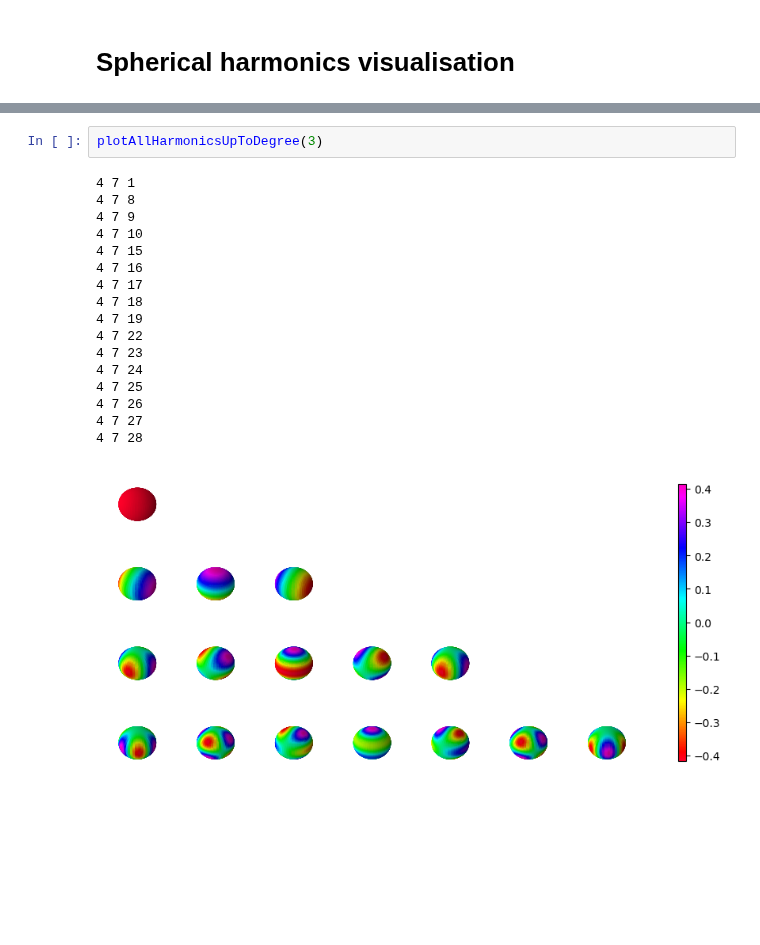
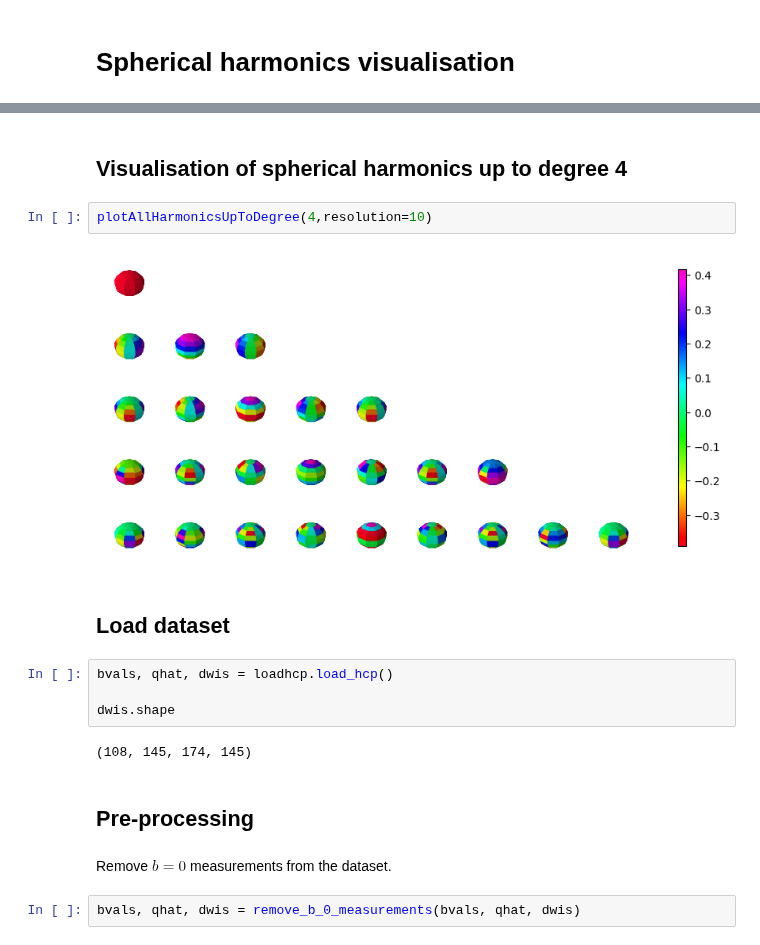
Before and after one commit to AlesRessler/AlesMScProject, a Jupyter notebook: 05 Spherical harmonics visualisation.ipynb, the cells around one changed output, grey strips where cells are left out. Saved outputs shown, nothing was run; the diff lists cells and outputs as text; blank space fills up the shorter version.

Commit message:
Visualisation notebook part 2

```diff
--- a/05 Spherical harmonics visualisation.ipynb
+++ b/05 Spherical harmonics visualisation.ipynb
@@ -42,20 +18,20 @@ plt.show()
+# %% [markdown]
+## Visualisation of spherical harmonics up to degree 4
 # %%
-plotAllHarmonicsUpToDegree(3)
+plotAllHarmonicsUpToDegree(4,resolution=10)
 # %% [output]
-4 7 1
-4 7 8
-4 7 9
-4 7 10
-4 7 15
-4 7 16
-4 7 17
-4 7 18
-4 7 19
-4 7 22
-4 7 23
-4 7 24
-4 7 25
-4 7 26
-4 7 27
-4 7 28
-[figure, old version]
+[figure, new version]
+# %% [markdown]
+## Load dataset
+# %%
+bvals, qhat, dwis = loadhcp.load_hcp()
+
+dwis.shape
+# %% [output]
+(108, 145, 174, 145)
+# %% [markdown]
+## Pre-processing
+# %% [markdown]
+Remove $b=0$ measurements from the dataset.
+# %%
+bvals, qhat, dwis = remove_b_0_measurements(bvals, qhat, dwis)
```
Also changed, not shown: parts of 19 cells of this notebook, 2 other files.
